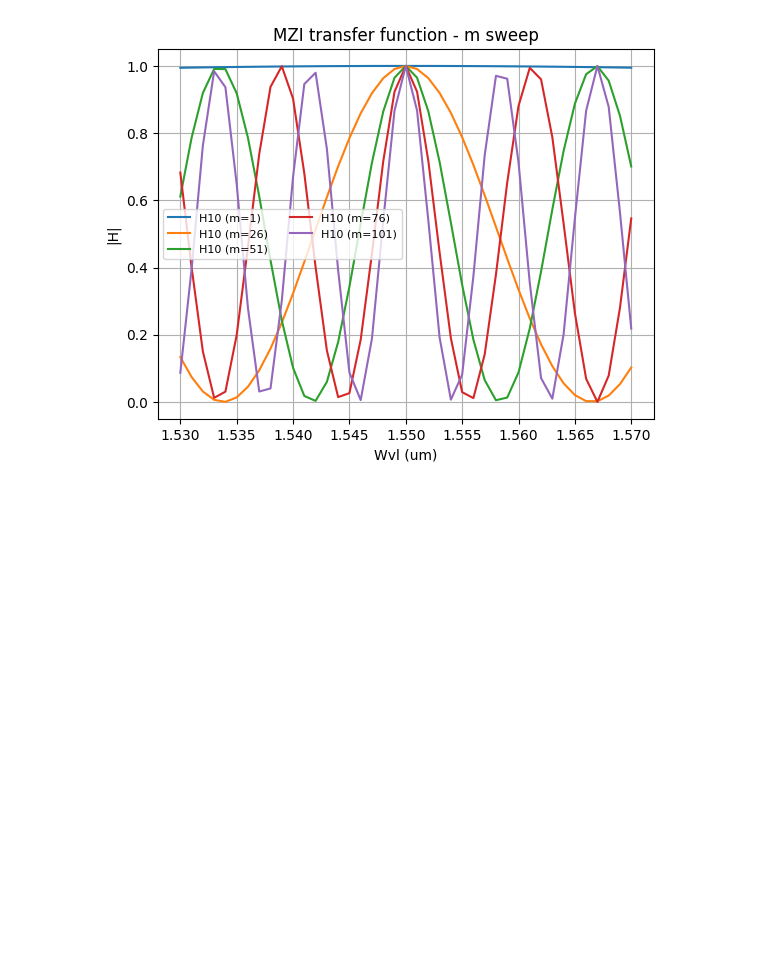
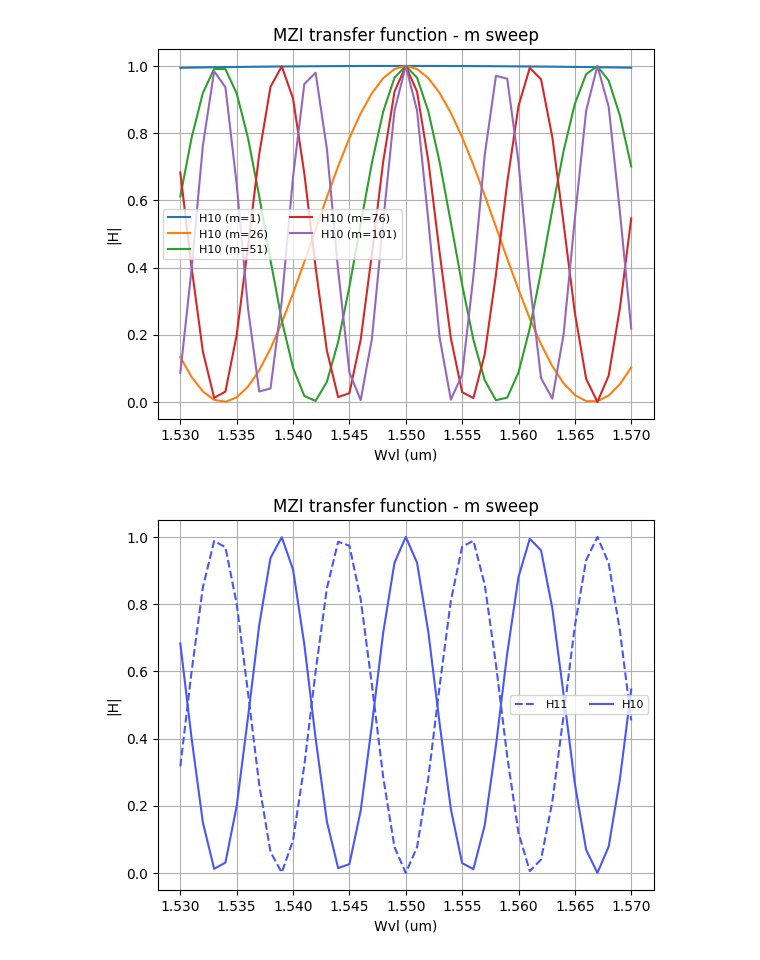
Before and after one commit to mromgar1/pic-upv-lab3, a Jupyter notebook: 30_INTERFEROMETERS_v2025_STUDENTS_UPDATE2.ipynb, the cells around one changed output. Saved outputs shown, nothing was run; the diff lists cells and outputs as text; code cells hidden in the pictures; blank space fills up the shorter version.

```diff
--- a/30_INTERFEROMETERS_v2025_STUDENTS_UPDATE2.ipynb
+++ b/30_INTERFEROMETERS_v2025_STUDENTS_UPDATE2.ipynb
@@ -747,3 +737,47 @@ for m in np.arange(1, 125, 25):
     plt.grid(True)
 # %% [output]
 [figure]
+# %%
+#Elegimos m=76
+SOI = np.loadtxt('SOI-w450-h220-clad600.txt', skiprows=1, delimiter='\t')
+
+wvl = SOI[:, 0]
+wvl_0 = SOI[20, 0] #1.55 um
+neffu = SOI[:, 3]
+neffd = SOI[:, 3]
+K_a = np.full(wvl.shape, 0.5)
+K_b = np.full(wvl.shape, 0.5)
+
+L_incr = 76 * (wvl[20]/neffu[20]) #Con m=1 obtenemos un FSR muy ancho
+
+Lu = 25
+Ld = Lu - L_incr
+
+alphau = 0 #losless case [dB/um]
+alphad = 0; #losless case [dB/um]
+alphau_np = (jnp.log(10.0)/10.0) * alphau   # neper/um
+alphad_np = (jnp.log(10.0)/10.0) * alphad   # neper/um
+
+
+mzi_test = mzi(wl=wvl,
+            coup_a={"coupling":K_a},
+            wvg_u={"wl":wvl, "neff":neffu, "length": Lu, "loss":alphau},
+            wvg_d={"wl":wvl, "neff":neffd, "length": Ld, "loss":alphad},
+            coup_b={"coupling":K_b},
+            )
+
+h11 = mzi_test["in1", "out1"]
+h10 = mzi_test["in1", "out0"]
+
+H11 = np.abs(h11)**2
+H10 = np.abs(h10)**2
+
+plt.plot(wvl, H11, linestyle = '--',color = color[1],  label = 'H11')
+plt.plot(wvl, H10, linestyle = '-', color = color[1],label = 'H10')
+plt.xlabel('Wvl (um)')
+plt.ylabel('|H|')
+plt.title('MZI transfer function - m sweep')
+plt.legend(ncol=2, fontsize=8)
+plt.grid(True)
+# %% [output]
+[figure, added]
```
Also changed, not shown: parts of 8 cells of this notebook.
